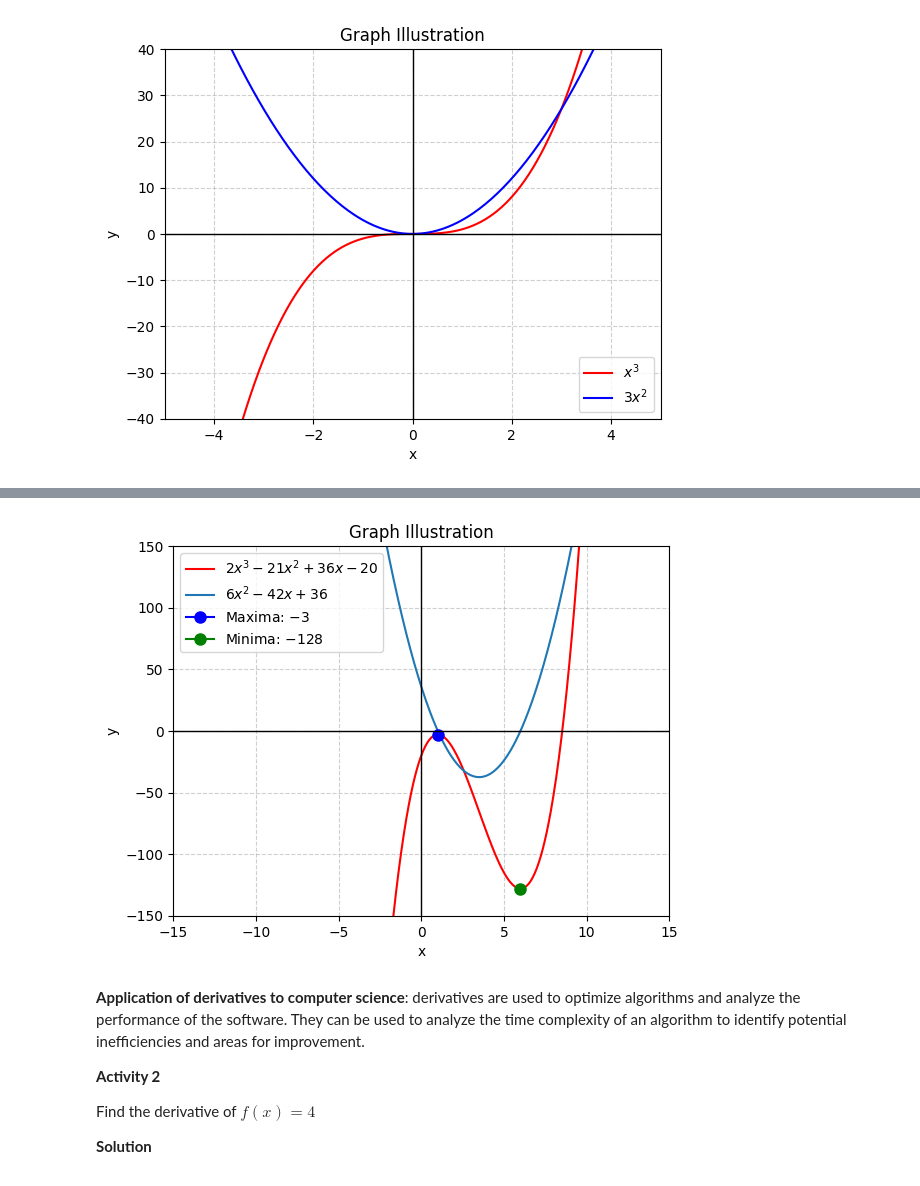
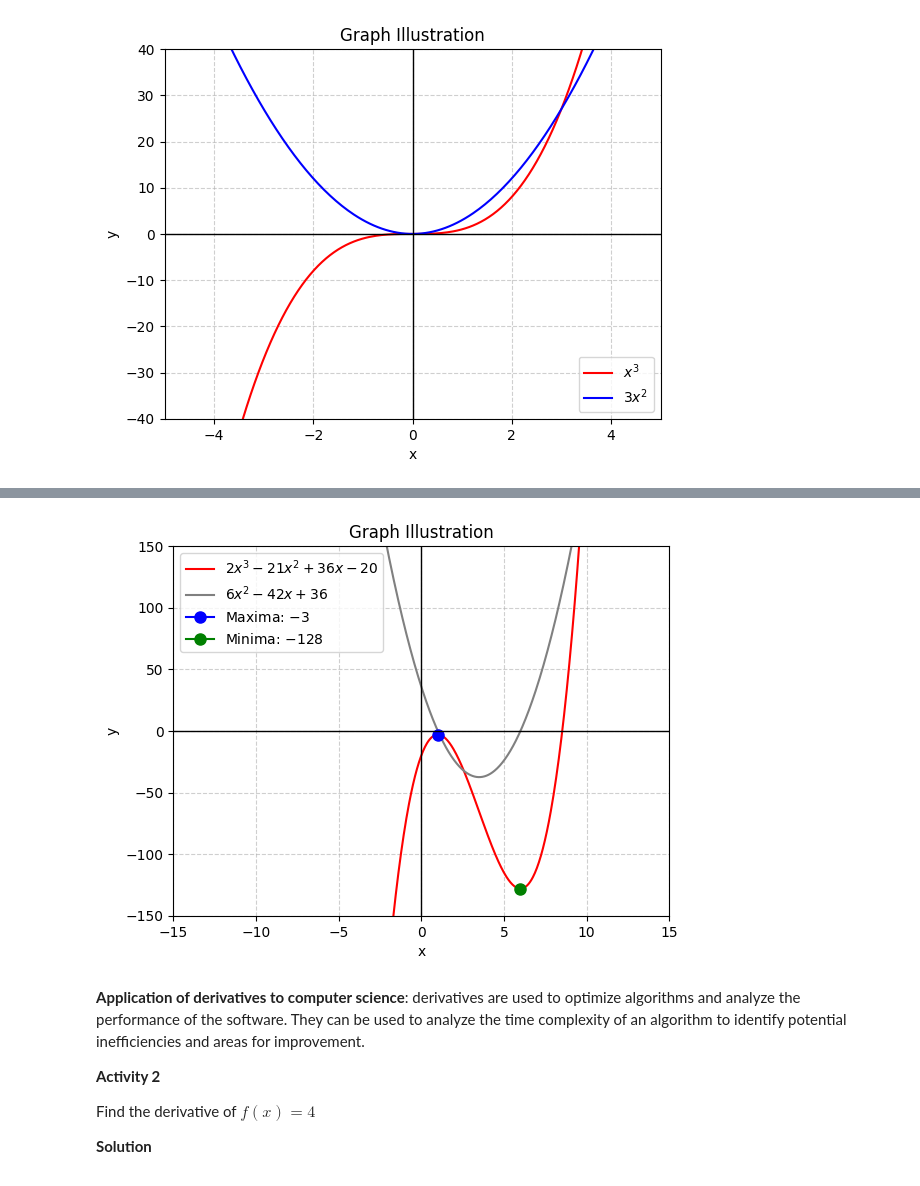
Before and after one commit to DestinEcarma/advance-calculus, a Jupyter notebook: src/finals.ipynb, the cells around one changed output, grey strips where cells are left out. Drawn from its saved outputs; the diff is of its cells as text; code cells hidden in the pictures.

```diff
--- a/src/finals.ipynb
+++ b/src/finals.ipynb
@@ -264,35 +264,35 @@ import matplotlib.pyplot as plt
 def f(x):
     return 2 * x ** 3 - 21 * x ** 2 + 36 * x - 20
 
 x = np.linspace(-10, 10, 500)
 
 y1 = f(x)
 y2 = f(1)
 y3 = f(6)
 y4 = 6 * x ** 2 - 42 * x + 36
 
 plt.plot(x, y1, label=r"$2x^3 - 21x^2 + 36x - 20$", color="red")
-plt.plot(x, y4, label=r"$6x^2 - 42x + 36$")
+plt.plot(x, y4, label=r"$6x^2 - 42x + 36$", color="gray")
 
 plt.plot(1, y2, label=f"Maxima: ${y2}$", color="blue", marker="o", markersize=8)
 plt.plot(6, y3, label=f"Minima: ${y3}$", color="green", marker="o", markersize=8)
 
 plt.xlabel("x")
 plt.ylabel("y")
 plt.title(r"Graph Illustration")
 
 plt.axhline(0, color="black", linewidth=1)
 plt.axvline(0, color="black", linewidth=1)
 
 plt.ylim(-150, 150)
 plt.xlim(-15, 15)
 
 plt.grid(True, linestyle="--", alpha=0.6)
 
 plt.legend()
 plt.show()
 # %% [output]
-[figure, old version]
+[figure, new version]
 # %% [markdown]
 **Application of derivatives to computer science**: derivatives are used to optimize algorithms and analyze the performance of the software. They can be used to analyze the time complexity of an algorithm to identify potential inefficiencies and areas for improvement.
 
```
Also changed, not shown: parts of 1 cell of this notebook.
